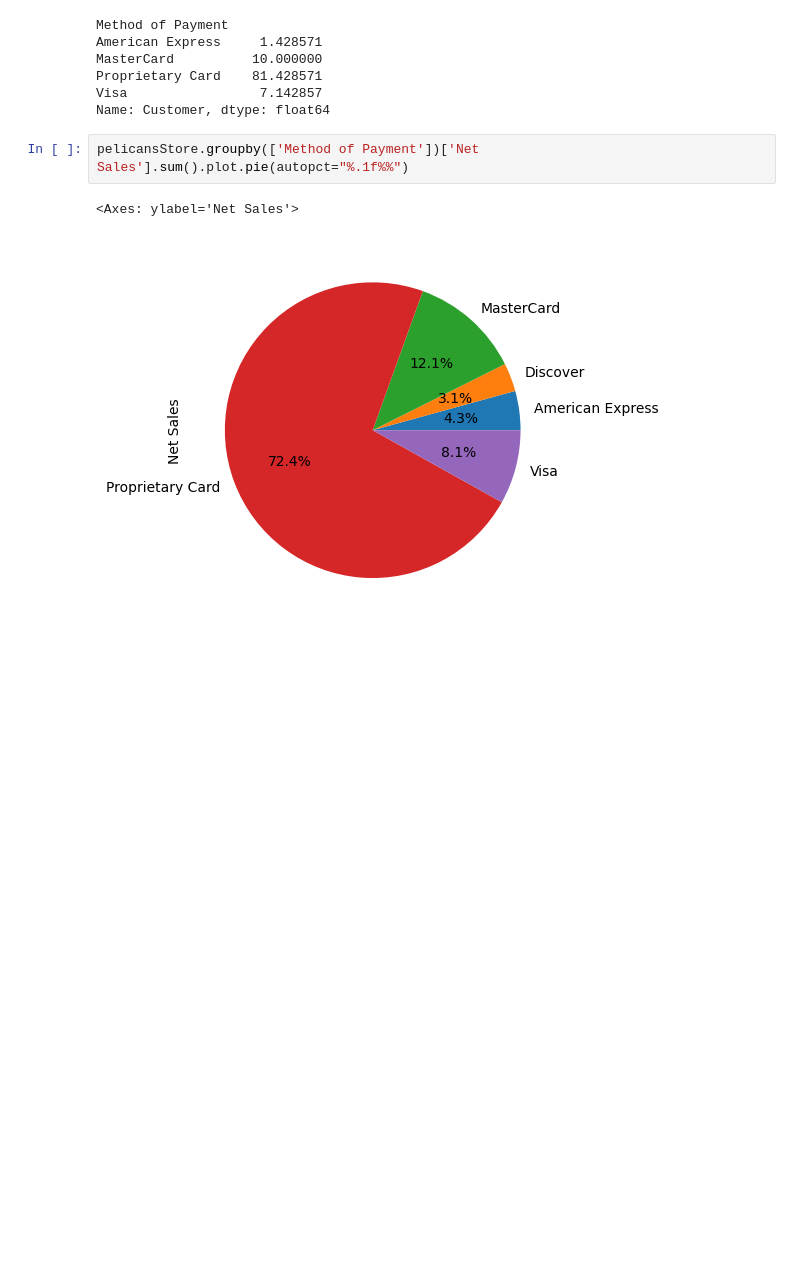
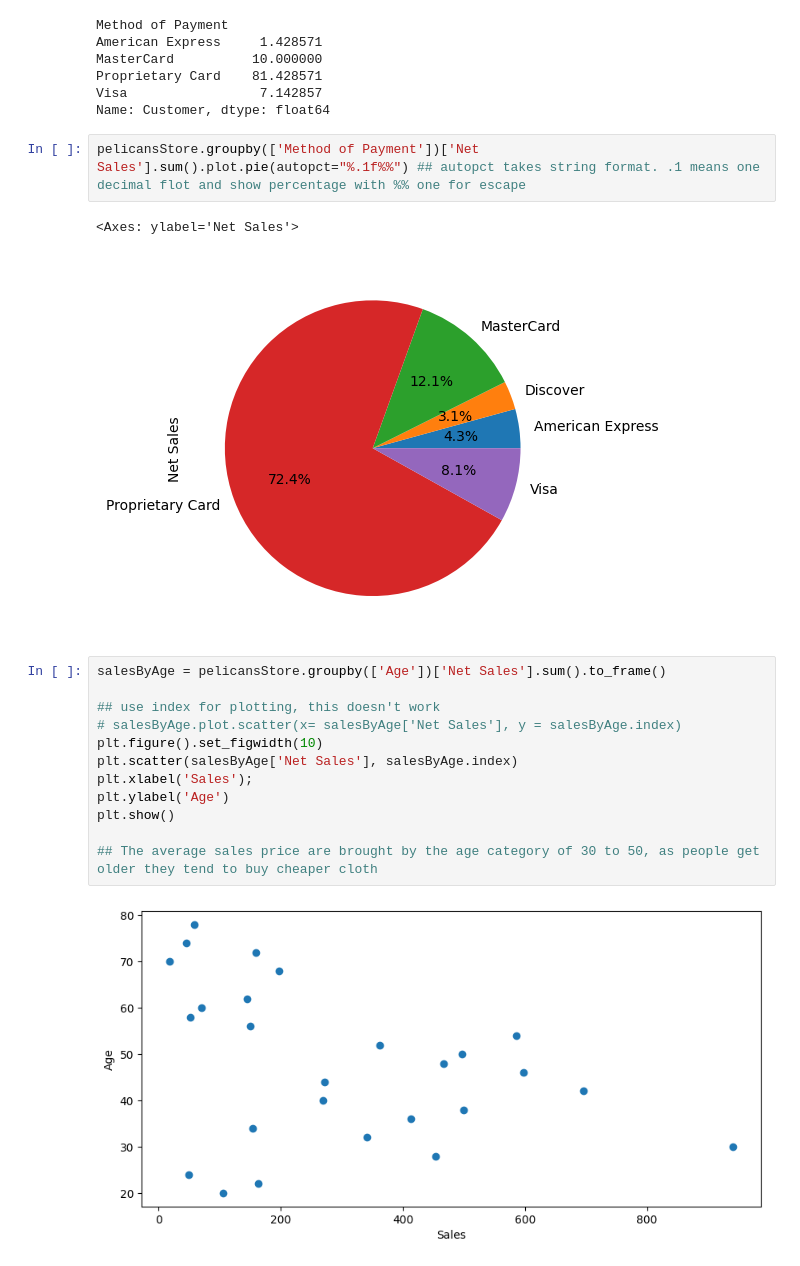
Before and after one commit to zenbaei/Data_Stats_Practice, a Jupyter notebook: Statistics_4_Business_Solutions.ipynb, the cells around one changed output. Cells and saved outputs as stored; diff of their text form; blank space fills up the shorter version.

Commit message:
Done with pelicanStore use case

```diff
--- a/Statistics_4_Business_Solutions.ipynb
+++ b/Statistics_4_Business_Solutions.ipynb
@@ -758,7 +765,21 @@ Proprietary Card    81.428571
 Visa                 7.142857
 Name: Customer, dtype: float64
 # %%
-pelicansStore.groupby(['Method of Payment'])['Net Sales'].sum().plot.pie(autopct="%.1f%%")
+pelicansStore.groupby(['Method of Payment'])['Net Sales'].sum().plot.pie(autopct="%.1f%%") ## autopct takes string format. .1 means one decimal flot and show percentage with %% one for escape
 # %% [output]
 <Axes: ylabel='Net Sales'>
 [figure]
+# %%
+salesByAge = pelicansStore.groupby(['Age'])['Net Sales'].sum().to_frame()
+
+## use index for plotting, this doesn't work
+# salesByAge.plot.scatter(x= salesByAge['Net Sales'], y = salesByAge.index)
+plt.figure().set_figwidth(10)
+plt.scatter(salesByAge['Net Sales'], salesByAge.index)
+plt.xlabel('Sales');
+plt.ylabel('Age')
+plt.show()
+
+## The average sales price are brought by the age category of 30 to 50, as people get older they tend to buy cheaper cloth
+# %% [output]
+[figure, added]
```
Also changed, not shown: parts of 2 cells of this notebook.
